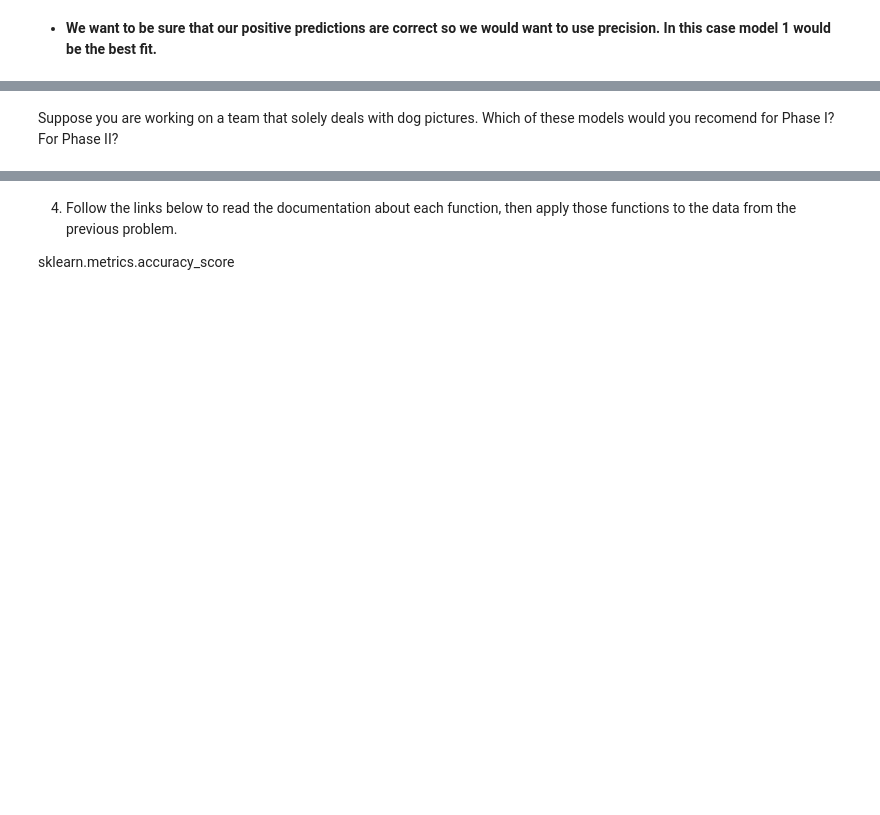
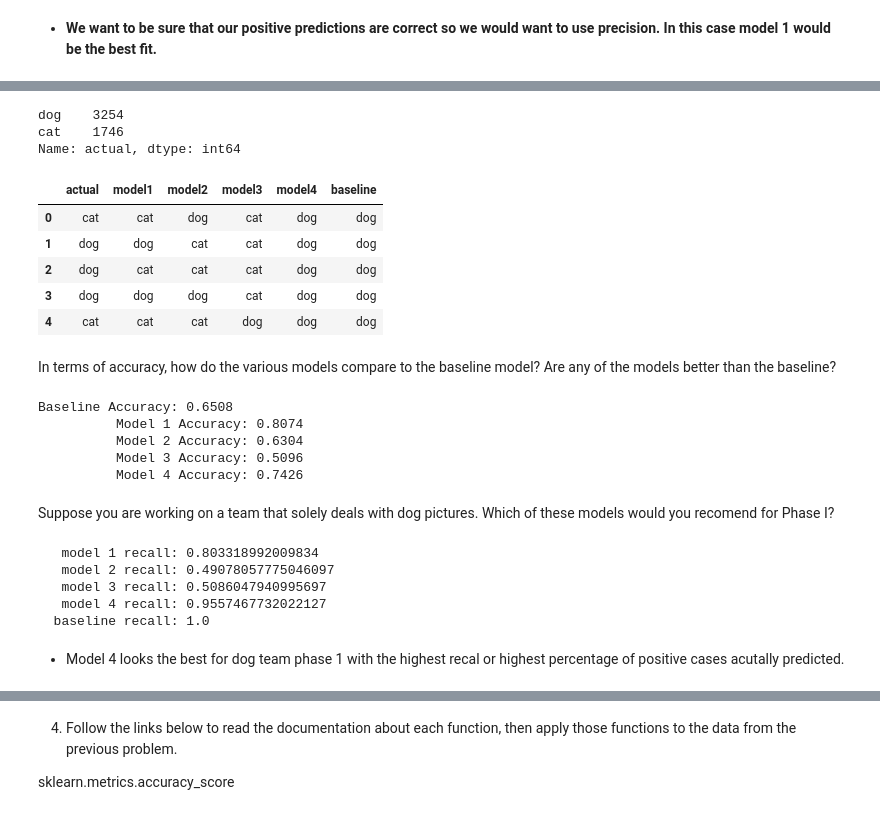
Before and after one commit to mwboiss/classification-exercises, a Jupyter notebook: model_evaluation.ipynb, the cells around one changed output, grey strips where cells are left out. Cells and saved outputs as stored; diff of their text form; code cells hidden in the pictures; blank space fills up the shorter version.

Commit message:
Model Evaluation update

```diff
--- a/model_evaluation.ipynb
+++ b/model_evaluation.ipynb
@@ -172,0 +160,3 @@ In terms of accuracy, how do the various models compare to the baseline model? A
+# %%
+paws = pd.read_csv('gives_you_paws.csv')
+paws.head()
@@ -173,2 +170,60 @@ In terms of accuracy, how do the various models compare to the baseline model? A
+# %%
+paws.actual.value_counts()
+# %% [output]
+dog    3254
+cat    1746
+Name: actual, dtype: int64
+# %%
+paws['baseline'] = paws.actual.value_counts().idxmax()
+paws.head()
+# %% [output]
+|  | actual | model1 | model2 | model3 | model4 | baseline |
+| 0 | cat | cat | dog | cat | dog | dog |
+| 1 | dog | dog | cat | cat | dog | dog |
+| 2 | dog | cat | cat | cat | dog | dog |
+| 3 | dog | dog | dog | cat | dog | dog |
+| 4 | cat | cat | cat | dog | dog | dog |
+# %% [markdown]
+In terms of accuracy, how do the various models compare to the baseline model? Are any of the models better than the baseline?
+# %%
+base = (paws.actual == paws.baseline).mean()
+model1 = (paws.actual == paws.model1).mean()
+model2 = (paws.actual == paws.model2).mean()
+model3 = (paws.actual == paws.model3).mean()
+model4 = (paws.actual == paws.model4).mean()
+
+print(f'Baseline Accuracy: {base}\n\
+          Model 1 Accuracy: {model1}\n\
+          Model 2 Accuracy: {model2}\n\
+          Model 3 Accuracy: {model3}\n\
+          Model 4 Accuracy: {model4}\n')
+# %% [output]
+Baseline Accuracy: 0.6508
+          Model 1 Accuracy: 0.8074
+          Model 2 Accuracy: 0.6304
+          Model 3 Accuracy: 0.5096
+          Model 4 Accuracy: 0.7426
 # %% [markdown]
-Suppose you are working on a team that solely deals with dog pictures. Which of these models would you recomend for Phase I? For Phase II?
+Suppose you are working on a team that solely deals with dog pictures. Which of these models would you recomend for Phase I?
+# %%
+subset = paws[paws.actual == 'dog']
+
+model1_recall = (subset.model1 == subset.actual).mean()
+model2_recall = (subset.model2 == subset.actual).mean()
+model3_recall = (subset.model3 == subset.actual).mean()
+model4_recall = (subset.model4 == subset.actual).mean()
+baseline_recall = (subset.baseline == subset.actual).mean()
+
+print(f'   model 1 recall: {model1_recall}')
+print(f'   model 2 recall: {model2_recall}')
+print(f'   model 3 recall: {model3_recall}')
+print(f'   model 4 recall: {model4_recall}')
+print(f'  baseline recall: {baseline_recall}')
+# %% [output]
+   model 1 recall: 0.803318992009834
+   model 2 recall: 0.49078057775046097
+   model 3 recall: 0.5086047940995697
+   model 4 recall: 0.9557467732022127
+  baseline recall: 1.0
+# %% [markdown]
+- Model 4 looks the best for dog team phase 1 with the highest recal or highest percentage of positive cases acutally predicted.
```
Also changed, not shown: parts of 21 cells of this notebook.
